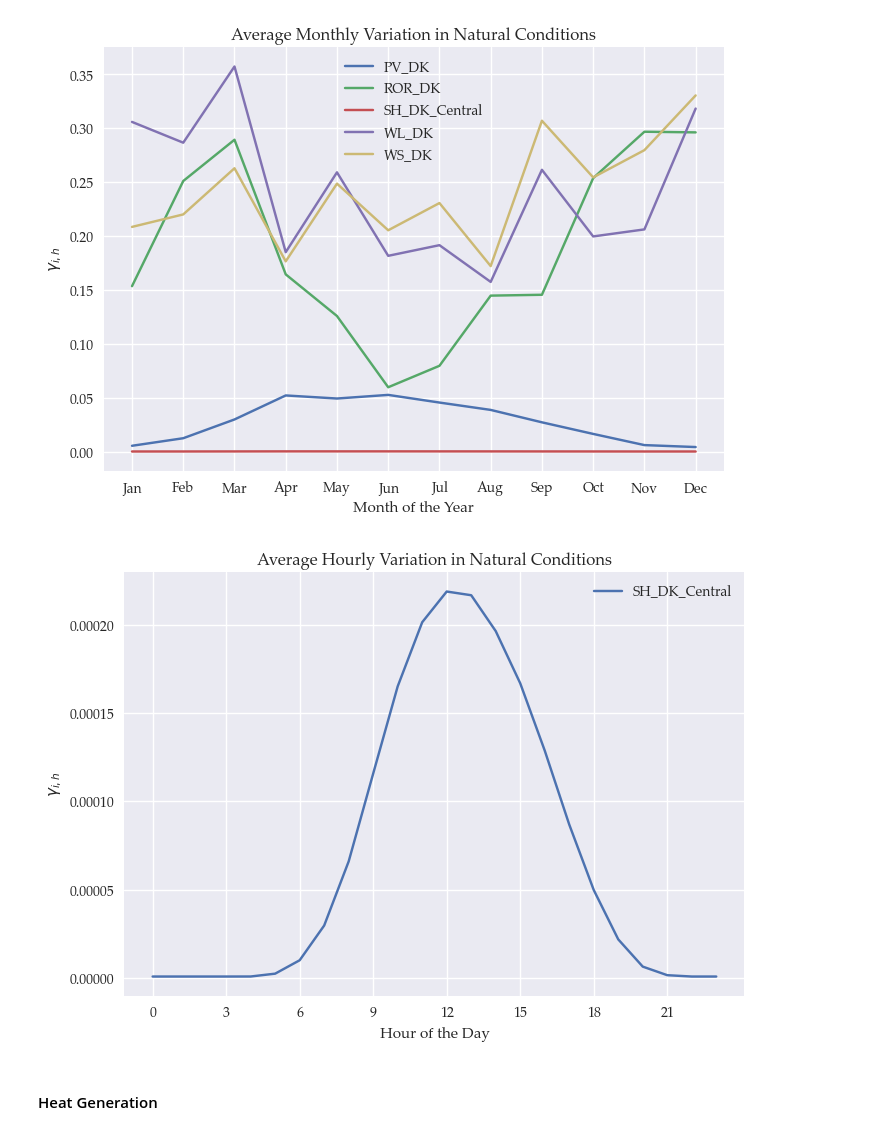
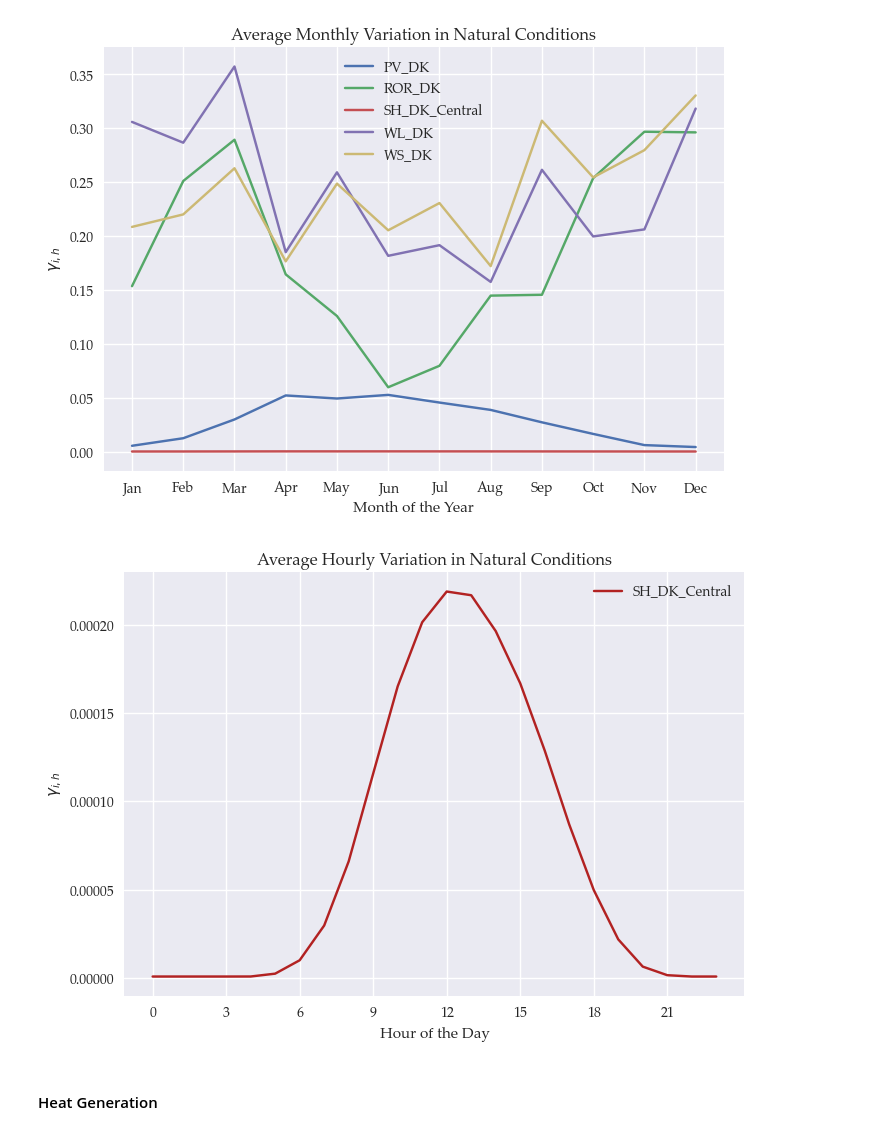
Before and after one commit to marcherger/EnergyEconGroupWork, a Jupyter notebook: Analysis_mBasicPH_storage.ipynb, the cells around one changed output. Cells and saved outputs as stored; diff of their text form; code cells hidden in the pictures.

```diff
--- a/Analysis_mBasicPH_storage.ipynb
+++ b/Analysis_mBasicPH_storage.ipynb
@@ -164,21 +164,21 @@ months= ['Jan', 'Feb', 'Mar', 'Apr','May', 'Jun', 'Jul', 'Aug', 'Sep', 'Oct','No
 # %%
 range_names = [2]
 plants_names_intermit = db['CapVariation'].index.levels[1][range_names]
 
 h2HourOfTheDay = adj.rc_pd(m.db['h2HourOfTheDay'], name= 'HourOfTheDay')
 
 for n, i in enumerate(plants_names_intermit):
-    adjMultiIndex.applyMult(db['CapVariation'], h2HourOfTheDay).loc[:,i].mean(level=['HourOfTheDay']).plot(label= plants_names_intermit[n])
+    adjMultiIndex.applyMult(db['CapVariation'], h2HourOfTheDay).loc[:,i].mean(level=['HourOfTheDay']).plot(label= plants_names_intermit[n], color='firebrick')
 
 hs2HourOfTheDay= np.arange(start=0, stop=23, step=3)
 plt.xticks(hs2HourOfTheDay,hs2HourOfTheDay)
 plt.xlabel('Hour of the Day')
 plt.ylabel('$\gamma_{i,h}$')
 plt.title('Average Hourly Variation in Natural Conditions')
 plt.legend()
 plt.savefig('hourly_variation_SH_plot.png')
 # %% [output]
-[figure, old version]
+[figure, new version]
 # %% [markdown]
 #### Heat Generation
 # %%
```
Also changed, not shown: parts of 29 cells of this notebook, 18 other files.
